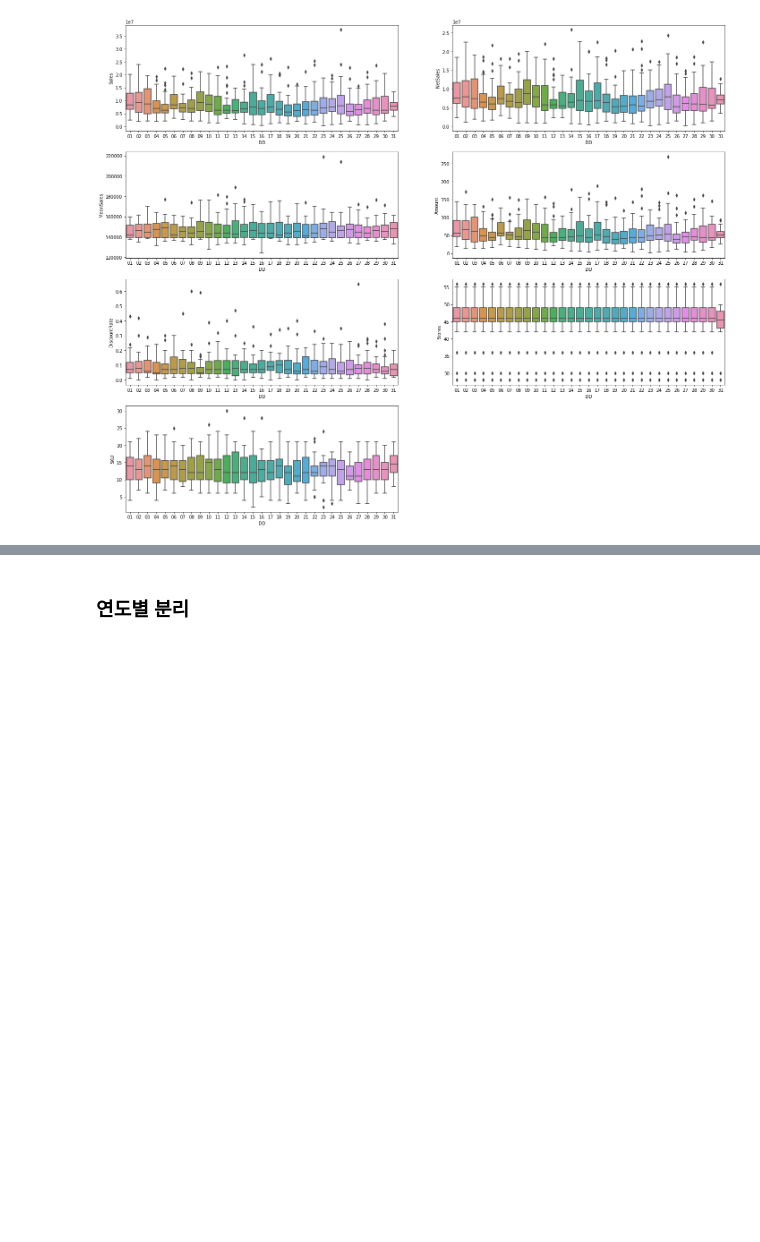
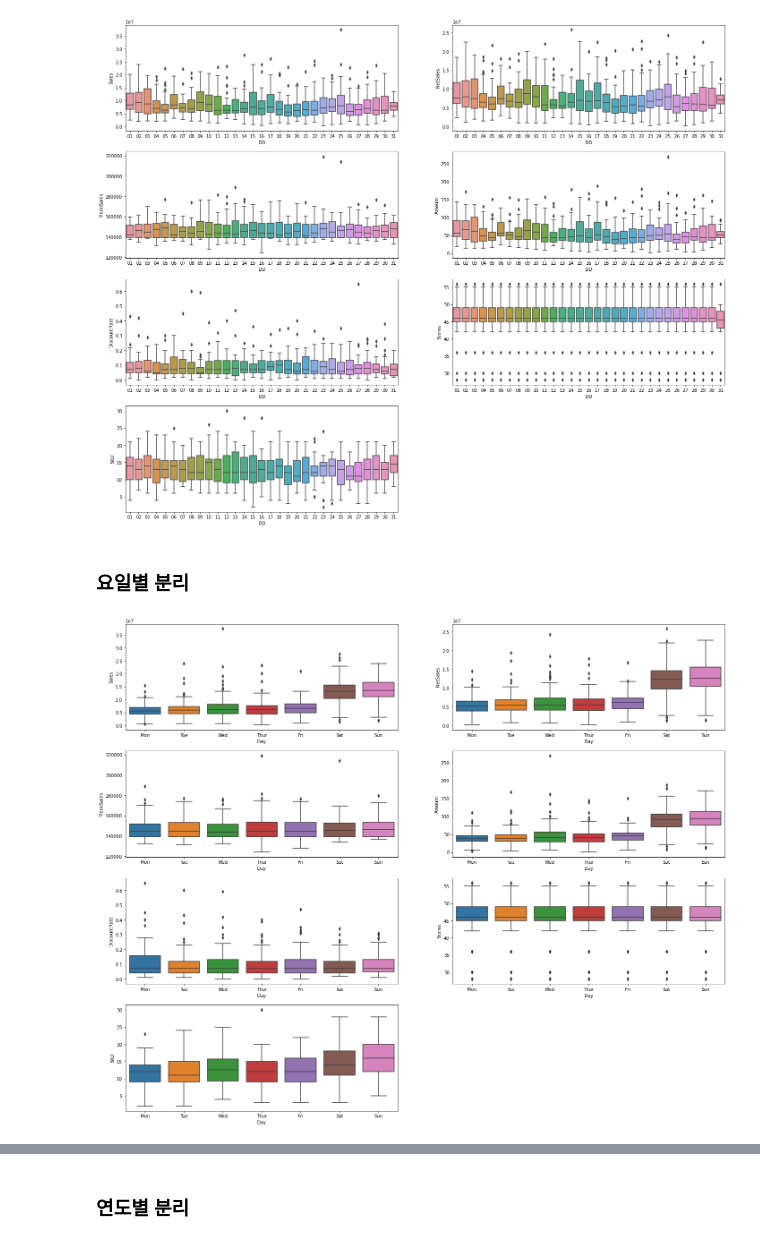
Before and after one commit to csLee94/project_notebook, a Jupyter notebook: SalesPredict_N.ipynb, the cells around one changed output, grey strips where cells are left out. Cells and saved outputs as stored; diff of their text form; code cells hidden in the pictures; blank space fills up the shorter version.

```diff
--- a/SalesPredict_N.ipynb
+++ b/SalesPredict_N.ipynb
@@ -230,3 +262,14 @@ for i in range(len(dflst)):
 plt.show()
 # %% [output]
 [figure]
+# %% [markdown]
+### 요일별 분리
+# %%
+plt.figure(figsize=(24,20))
+for i in range(len(dflst)):
+  plt.subplot(4,2,i+1)
+  sns.boxplot(data=df, y=dflst[i], x='Day', order=['Mon', 'Tue', 'Wed', 'Thur', 'Fri', 'Sat', 'Sun'])
+
+plt.show()
+# %% [output]
+[figure, added]
```
Also changed, not shown: parts of 48 cells of this notebook.
